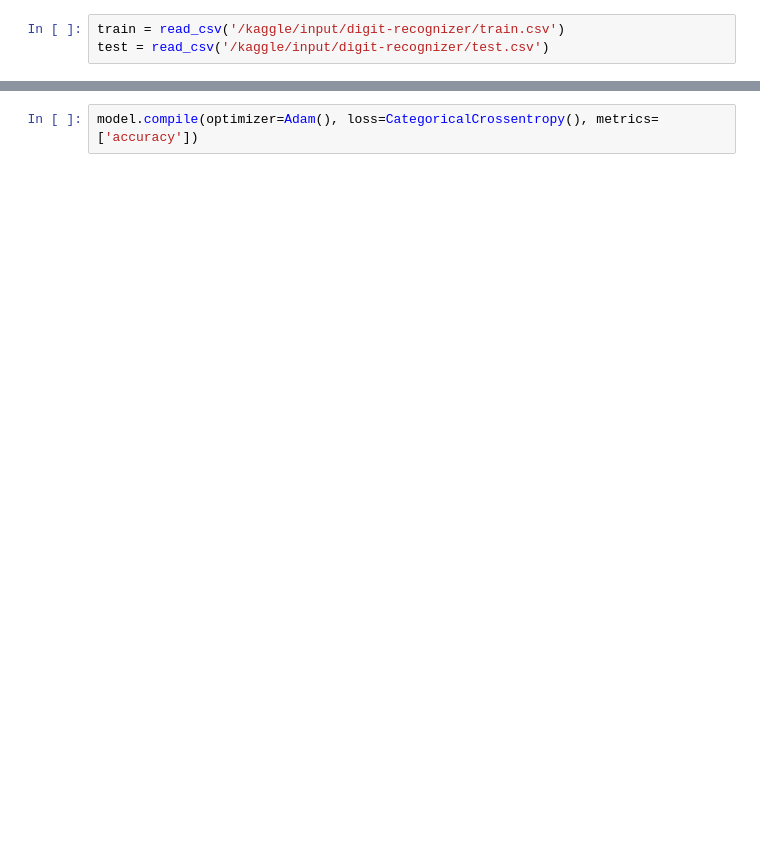
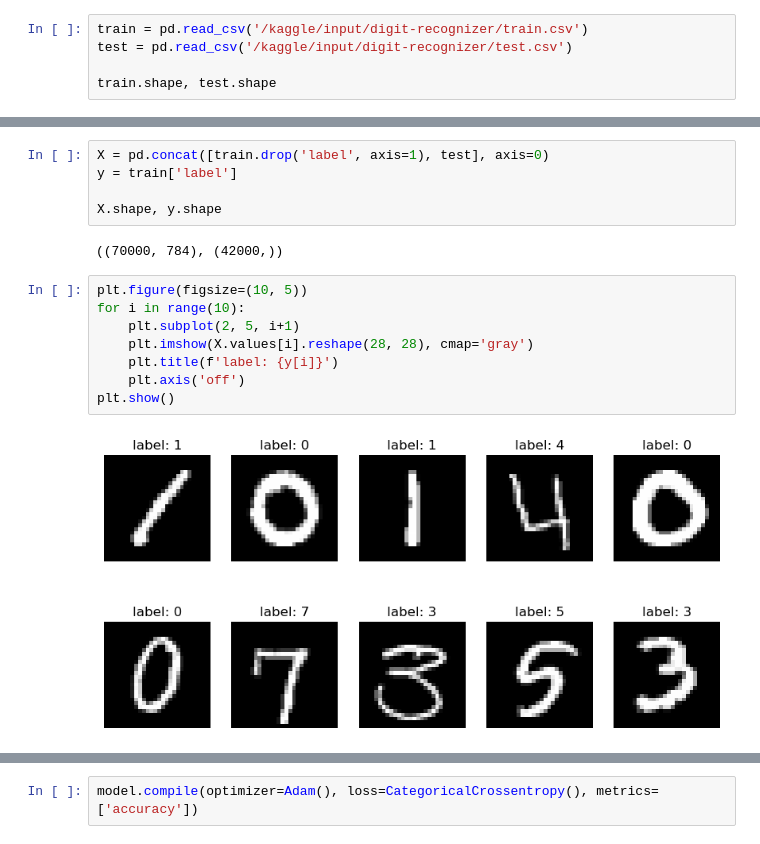
Before and after one commit to MartsTech/Kaggle, a Jupyter notebook: src/digit-recognizer.ipynb, the cells around one changed output, grey strips where cells are left out. Saved outputs shown, nothing was run; the diff lists cells and outputs as text; blank space fills up the shorter version.

Commit message:
Kaggle Notebook | digit-recognizer | Version 7

```diff
--- a/src/digit-recognizer.ipynb
+++ b/src/digit-recognizer.ipynb
@@ -18,5 +20,7 @@ caused by: ['/opt/conda/lib/python3.10/site-packages/tensorflow_io/python/ops/li
 caused by: ['/opt/conda/lib/python3.10/site-packages/tensorflow_io/python/ops/libtensorflow_io.so: undefined symbol: _ZTVN10tensorflow13GcsFileSystemE']
   warnings.warn(f"file system plugins are not loaded: {e}")
 # %%
-train = read_csv('/kaggle/input/digit-recognizer/train.csv')
-test = read_csv('/kaggle/input/digit-recognizer/test.csv')
+train = pd.read_csv('/kaggle/input/digit-recognizer/train.csv')
+test = pd.read_csv('/kaggle/input/digit-recognizer/test.csv')
+
+train.shape, test.shape
@@ -34,0 +39,17 @@ y_train = to_categorical(y_train, 10)
+# %%
+X = pd.concat([train.drop('label', axis=1), test], axis=0)
+y = train['label']
+
+X.shape, y.shape
+# %% [output]
+((70000, 784), (42000,))
+# %%
+plt.figure(figsize=(10, 5))
+for i in range(10):
+    plt.subplot(2, 5, i+1)
+    plt.imshow(X.values[i].reshape(28, 28), cmap='gray')
+    plt.title(f'label: {y[i]}')
+    plt.axis('off')
+plt.show()
+# %% [output]
+[figure, added]
```
Also changed, not shown: parts of 27 cells of this notebook.
